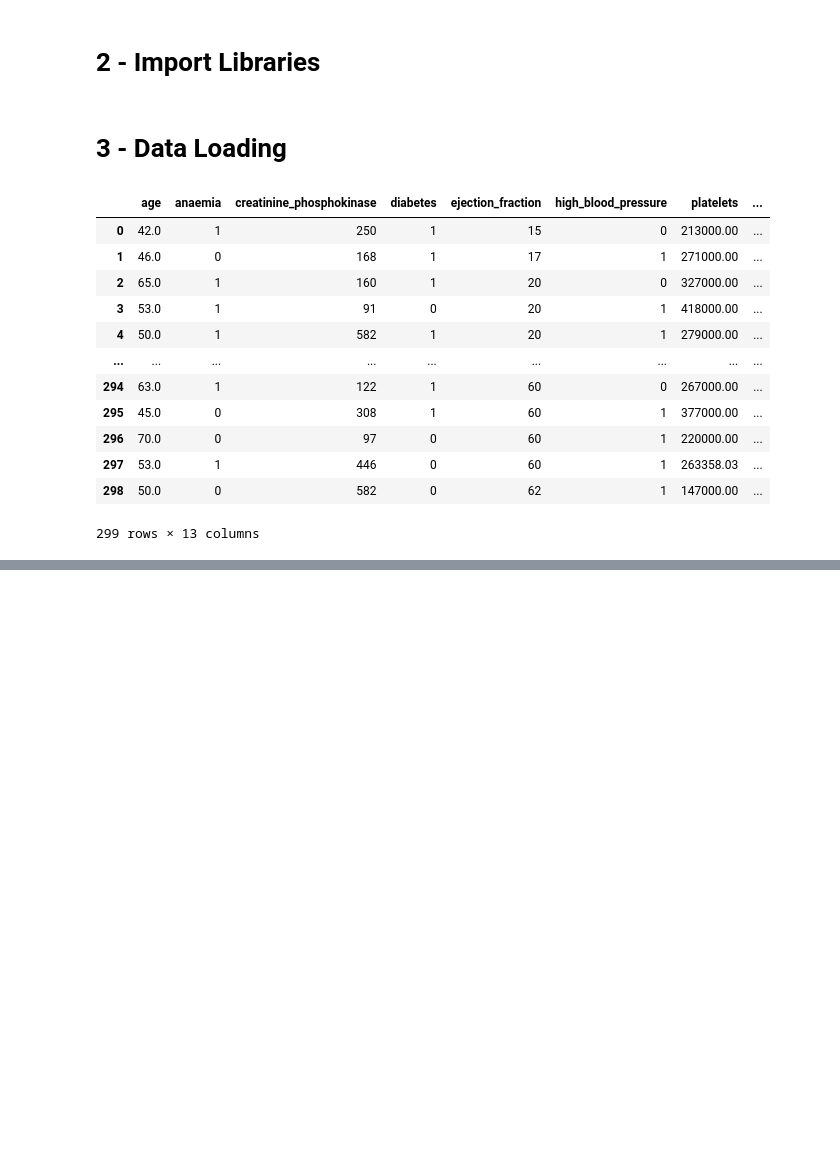
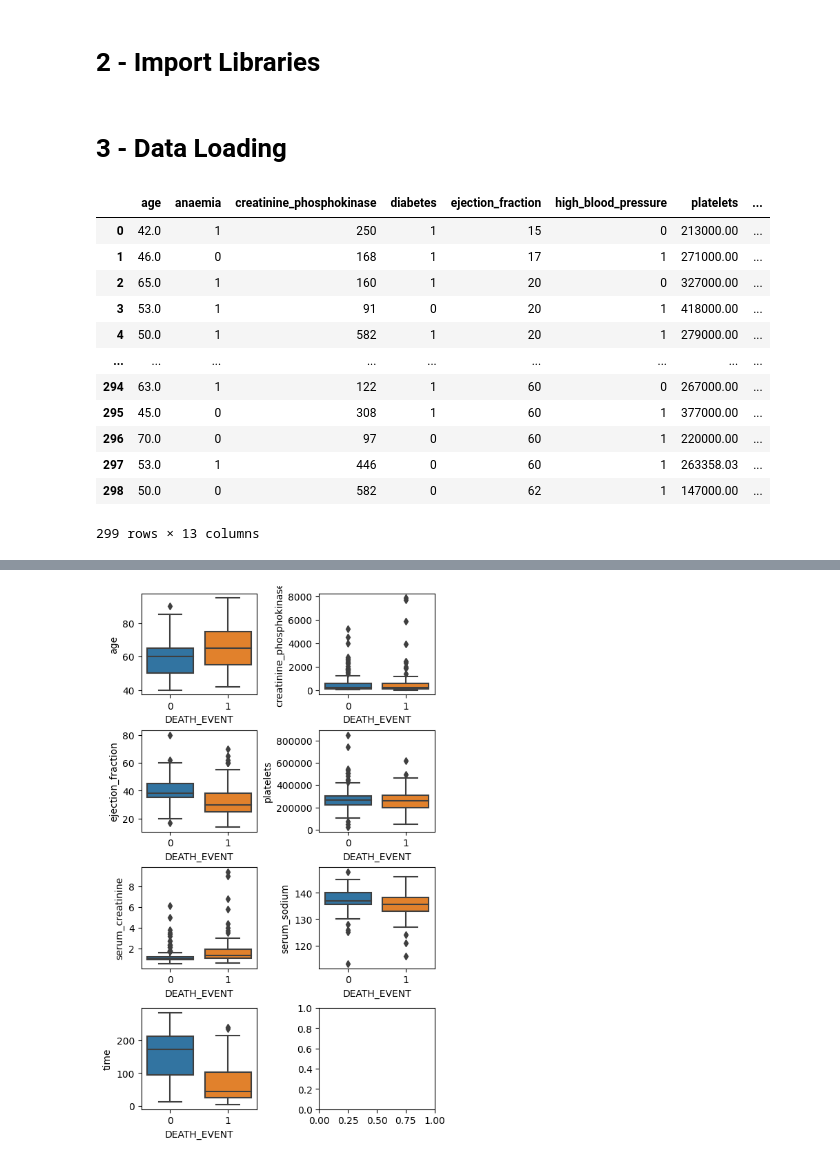
Before and after one commit to jasonrichdarmawan/p1-g3, a Jupyter notebook: h8dsft_P1G3_jason_rich_darmawan_onggo_putra.ipynb, the cells around one changed output, grey strips where cells are left out. Drawn from its saved outputs; the diff is of its cells as text; code cells hidden in the pictures; blank space fills up the shorter version.

```diff
--- a/h8dsft_P1G3_jason_rich_darmawan_onggo_putra.ipynb
+++ b/h8dsft_P1G3_jason_rich_darmawan_onggo_putra.ipynb
@@ -60,0 +112,9 @@ dt
+# %%
+# define columns to be used by sklearn.compose.ColumnTransformer later.
+
+num_cols = ['age', 'creatinine_phosphokinase', 'ejection_fraction', 'platelets',
+            'serum_creatinine', 'serum_sodium', 'time']
+nom_cols = ['anaemia', 'diabetes', 'high_blood_pressure', 'sex', 'smoking']
+target = 'DEATH_EVENT'
+
+dt[nom_cols] = dt[nom_cols].astype('category')
@@ -60,0 +212,8 @@ dt
+# %%
+def isolate():
+    fig, axes = plt.subplots(nrows=4, ncols=2, figsize=(5,8), constrained_layout=True)
+    for feature, ax in zip(num_cols, axes.ravel()):
+        sns.boxplot(data=dt, x=target, y=feature, ax=ax)
+isolate()
+# %% [output]
+[figure, added]
```
Also changed, not shown: parts of 25 cells of this notebook, 1 other file.
